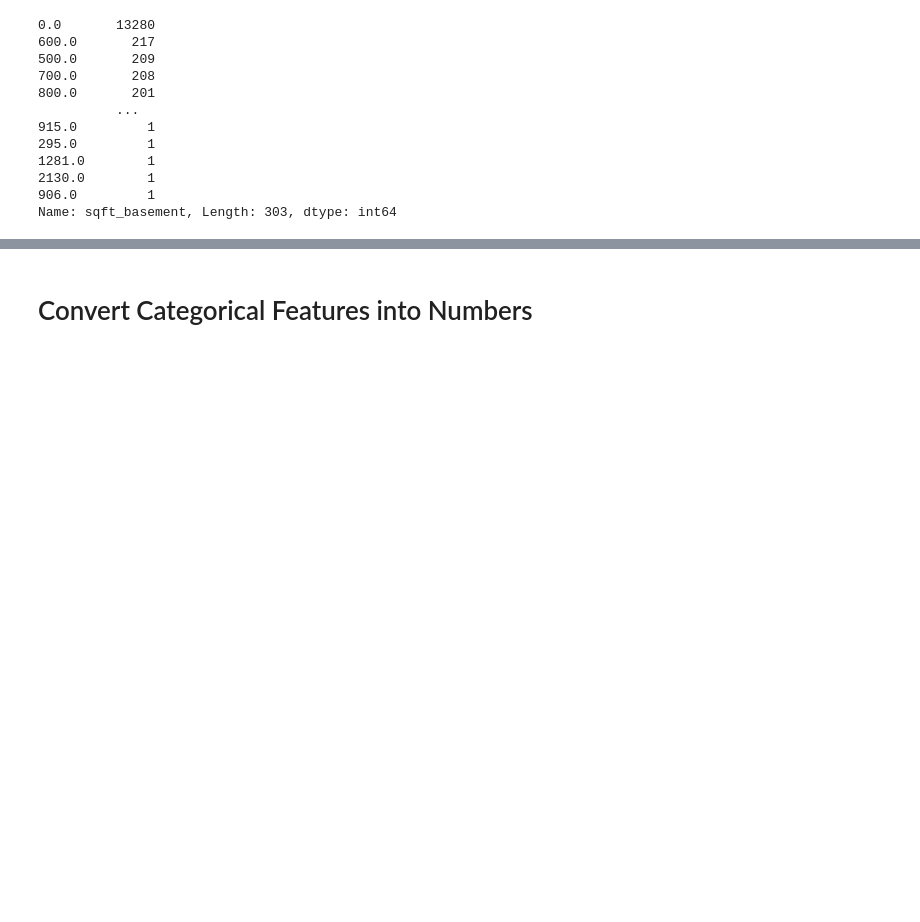
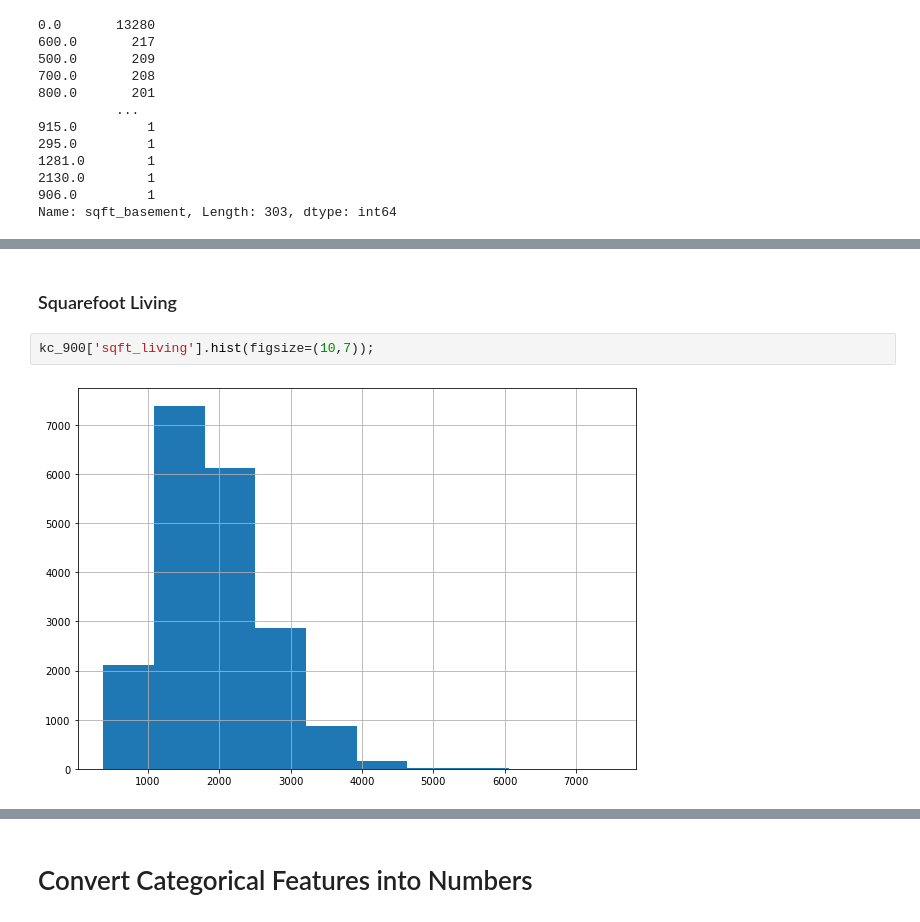
Before and after one commit to rustyb08/phase_2_project, a Jupyter notebook: King County House Sales.ipynb, the cells around one changed output, grey strips where cells are left out. Cells and saved outputs as stored; diff of their text form; blank space fills up the shorter version.

```diff
--- a/King County House Sales.ipynb
+++ b/King County House Sales.ipynb
@@ -879,0 +521,6 @@ m.set(xlabel = "Years since reno or built", ylabel = 'Price ($1 mil)');
+# %% [markdown]
+### Squarefoot Living
+# %%
+kc_900['sqft_living'].hist(figsize=(10,7));
+# %% [output]
+[figure, added]
```
Also changed, not shown: parts of 206 cells of this notebook, 1 other file.
